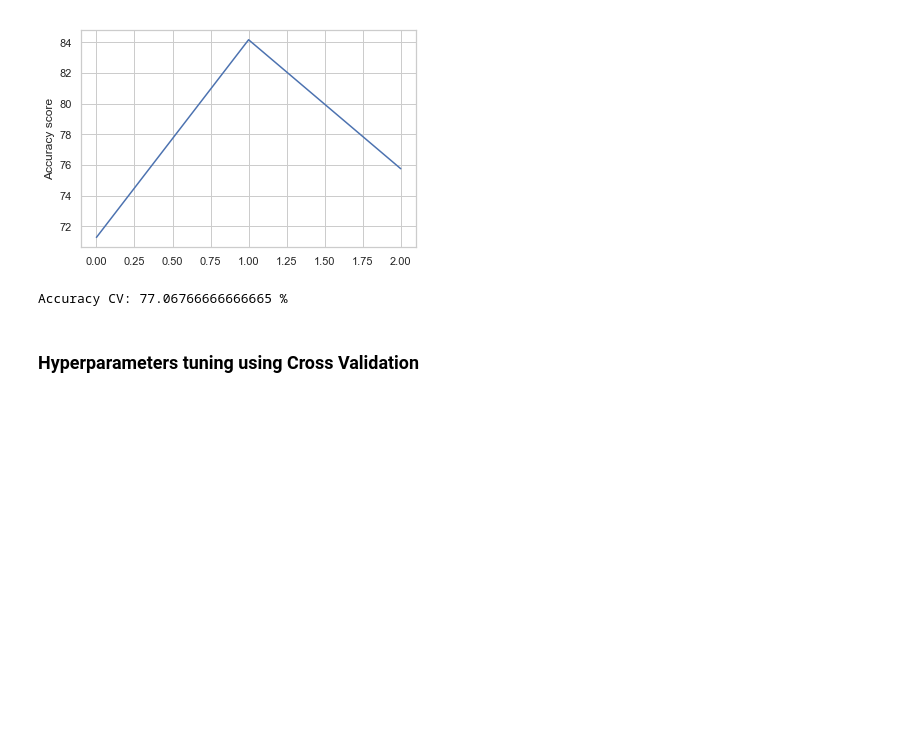
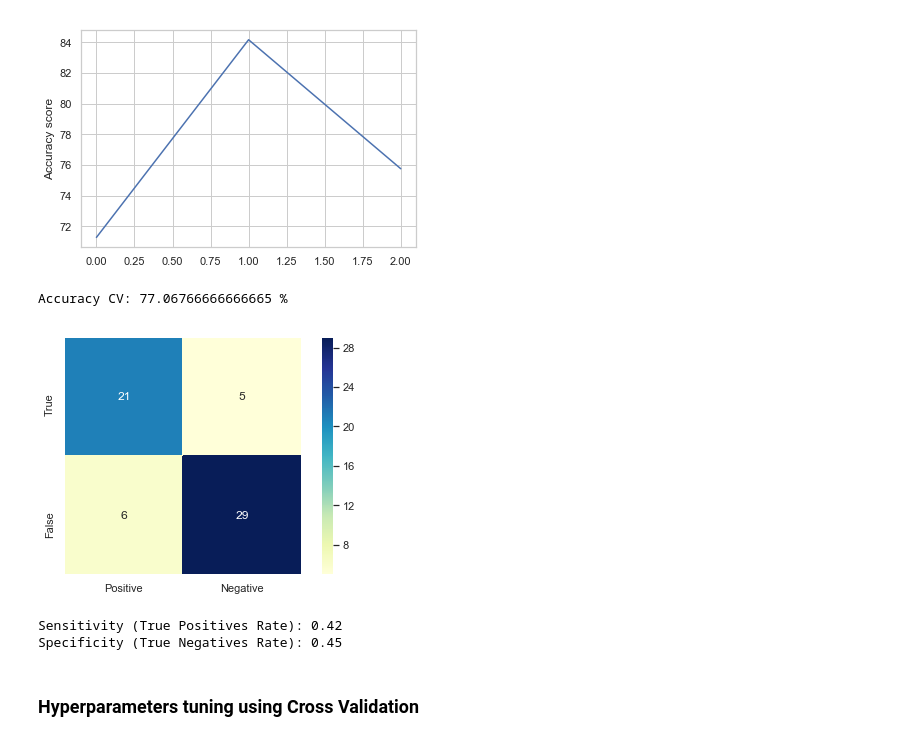
Before and after one commit to alessiogilardi/heart-disease-data-analysis-project, a Jupyter notebook: random_forest.ipynb, the cells around one changed output. Drawn from its saved outputs; the diff is of its cells as text; code cells hidden in the pictures; blank space fills up the shorter version.

```diff
--- a/random_forest.ipynb
+++ b/random_forest.ipynb
@@ -11,6 +16,16 @@ warnings.filterwarnings('ignore')
 pd.options.mode.chained_assignment = None  #hide any pandas warnings
 
 sns.set(style="whitegrid", color_codes=True)
+# %%
+# Define confusion matrix function
+def do_confusion_matrix(Y, prediction):
+    cm = confusion_matrix(Y, prediction)
+    cm_df = pd.DataFrame(cm, index=["True", "False"], columns=["Positive", "Negative"])
+    sns.heatmap(cm_df, annot=True, square=True, cmap="YlGnBu")
+    plt.tight_layout()
+    plt.show()
+    print("Sensitivity (True Positives Rate):", np.round(cm[0,0]/(cm[0,0] + cm[1,1]), 2))
+    print("Specificity (True Negatives Rate):", np.round(cm[0,1]/(cm[0,1] + cm[1,0]), 2))
 # %%
 # Read data
 file_name = 'heart.csv'
@@ -242,6 +256,12 @@ print("Accuracy CV:", np.mean(accuracy), "%")
 The accuracy score on the testing set: 81.967 %
 [figure]
 Accuracy CV: 77.06766666666665 %
+# %%
+do_confusion_matrix(Y_test, prediction)
+# %% [output]
+[figure, added]
+Sensitivity (True Positives Rate): 0.42
+Specificity (True Negatives Rate): 0.45
 # %% [markdown]
 ### Hyperparameters tuning using Cross Validation
 # %%
```
Also changed, not shown: parts of 25 cells of this notebook.
